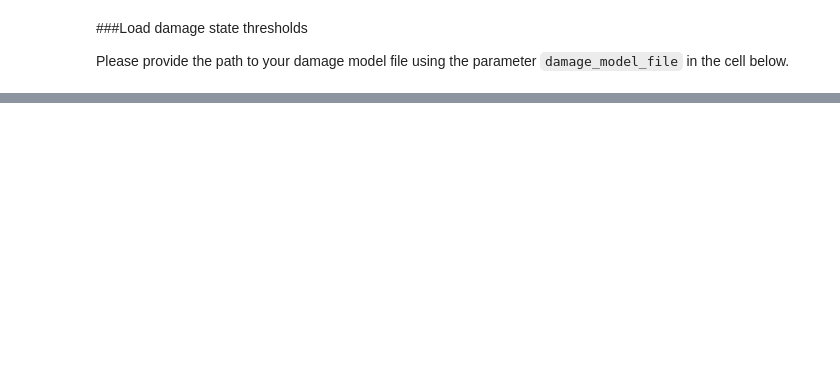
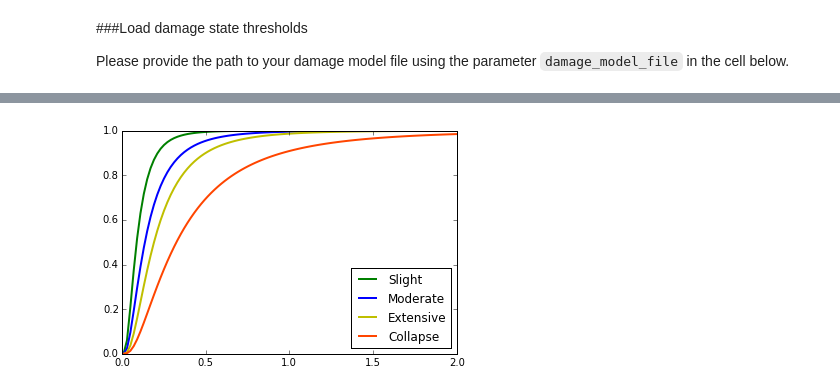
Before and after one commit to GEMScienceTools/rmtk, a Jupyter notebook: rmtk/vulnerability/derivation_fragility/equivalent_linearization/miranda_2000_firm_soils/miranda_2000_firm_soils.ipynb, the cells around one changed output, grey strips where cells are left out. Drawn from its saved outputs; the diff is of its cells as text; code cells hidden in the pictures; blank space fills up the shorter version.

Commit message:
description: Miranda for firm soils

```diff
--- a/rmtk/vulnerability/derivation_fragility/equivalent_linearization/miranda_2000_firm_soils/miranda_2000_firm_soils.ipynb
+++ b/rmtk/vulnerability/derivation_fragility/equivalent_linearization/miranda_2000_firm_soils/miranda_2000_firm_soils.ipynb
@@ -55 +58,3 @@ print damage_model
+# %%
+PDM, Sds = miranda_2000_firm_soils.calculate_fragility(capacity_curves, gmrs, damage_model, damping_ratio)
 # %% [markdown]
@@ -62,10 +67,7 @@ The following parameters need to be defined in the cell below in order to calcul
 # %%
+IMT = "Sa"
 period = 2.0
-damping_ratio = 0.05
 regression_method = "least squares"
 # %%
-PDM, Sds = miranda_2000_firm_soils.calculate_fragility(capacity_curves, gmrs,
-                                                       damage_model, damping_ratio)
 fragility_model = utils.calculate_mean_fragility(gmrs, PDM, period, damping_ratio,
-                                                 "Sa", damage_model, regression_method)
-utils.plot_fragility_model(fragility_model, 0.01, 2.0)
+                                                 IMT, damage_model, regression_method)
@@ -95,0 +79,7 @@ print PDM
+# %%
+minIML, maxIML = 0.01, 2.00
+# %%
+utils.plot_fragility_model(fragility_model, minIML, maxIML)
+# utils.plot_fragility_stats(fragility_statistics,minIML,maxIML)
+# %% [output]
+[figure, added]
```
Also changed, not shown: parts of 17 cells of this notebook.
